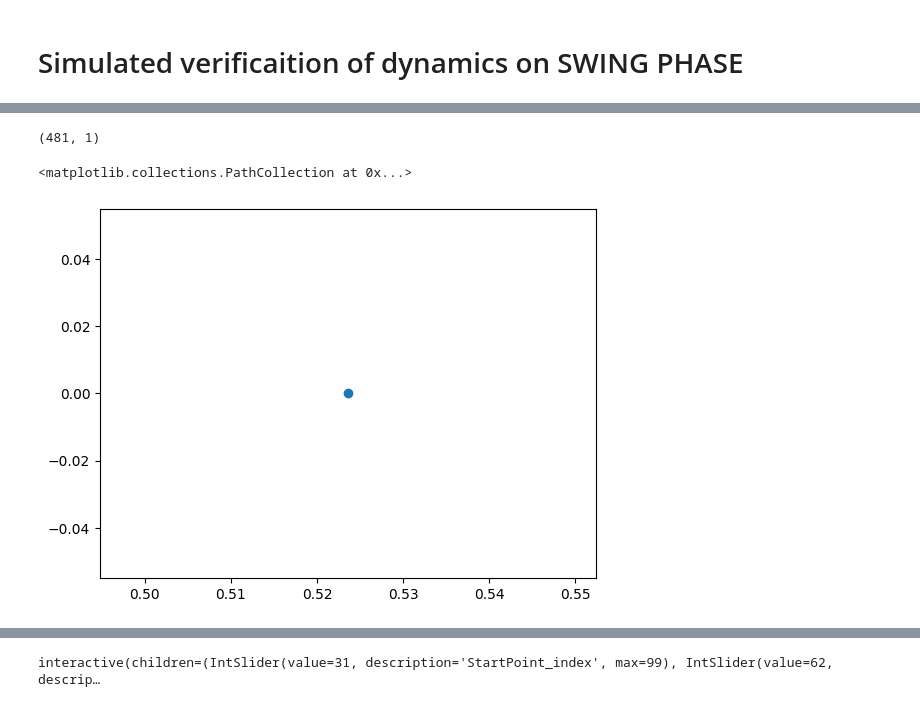
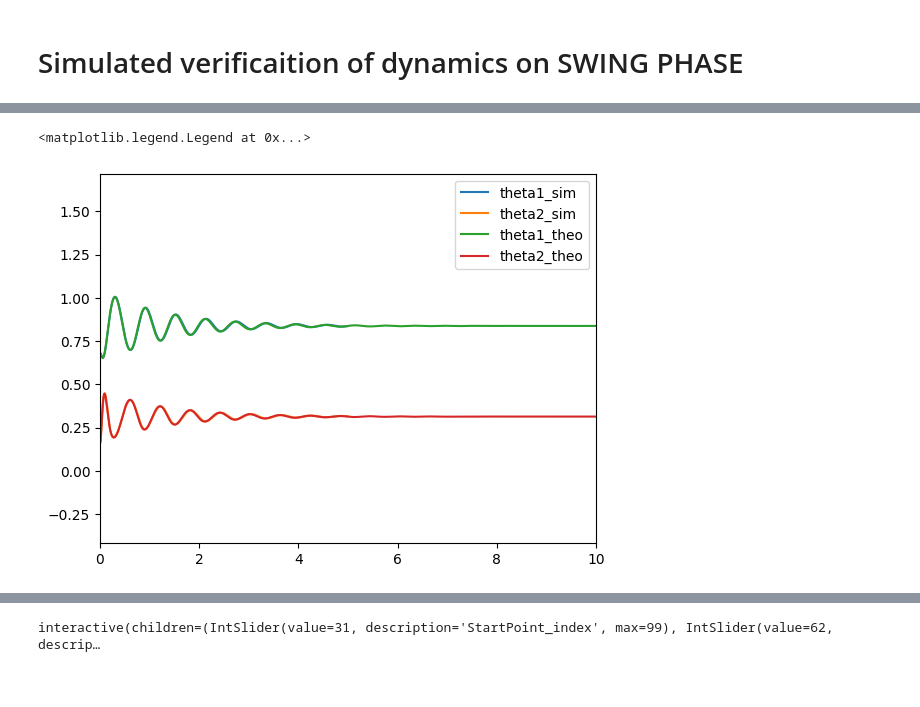
Before and after one commit to fly-pigTH/EquiMus, a Jupyter notebook: src/simulated_verify/dynamic/swing_analysis.ipynb, the cells around one changed output, grey strips where cells are left out. Drawn from its saved outputs; the diff is of its cells as text; code cells hidden in the pictures.

```diff
--- a/src/simulated_verify/dynamic/swing_analysis.ipynb
+++ b/src/simulated_verify/dynamic/swing_analysis.ipynb
@@ -58,6 +18,11 @@ array([0.   , 0.001, 0.002])
 # %%
-# read the npy
-import numpy as np
-t_sim_list = np.load('data/swing_exp_data_t.npy', allow_pickle=True)
+# Data from theotical sim (Matlab)
+t_bias = 10     # time shift for the sim exp start from 10s
+t_sim_list = np.load('data/swing_exp_data_t.npy', allow_pickle=True) - t_bias
 theta1_sim_list = np.load('data/swing_exp_data_theta1.npy', allow_pickle=True)
 theta2_sim_list = np.load('data/swing_exp_data_theta2.npy', allow_pickle=True)
+
+# Data from equivalent sim (Matlab)
+data = loadmat('data/matlab_theo/swing_expdata.mat', simplify_cells=True)
+t_all = data['t_all']       # 10000 * n (list of array)
+Xt_all = data['Xt_all']     # 10000 * n * 4 (list of 2d array)
@@ -87,4 +28,0 @@ def get_matlab_data(StartPoint_index, EndPoint_index):
-# %%
-print(ExpStructList_mat['ExpData'][0][9999][0].shape)
-# %% [output]
-(481, 1)
@@ -121,6 +29,12 @@ def get_mujoco_data(StartPoint_index, EndPoint_index):
-# %%
-StartPointArray[0]
-plt.scatter(*StartPointArray[0])
-# %% [output]
-<matplotlib.collections.PathCollection at 0x...>
-[figure, removed]
+# %%
+# Test One Group
+exp_id = 11
+plt.plot(t_sim_list[exp_id], theta1_sim_list[exp_id], label='theta1_sim')
+plt.plot(t_sim_list[exp_id], theta2_sim_list[exp_id], label='theta2_sim')
+plt.plot(t_all[exp_id], Xt_all[exp_id][:, 0], label='theta1_theo')
+plt.plot(t_all[exp_id], Xt_all[exp_id][:, 1], label='theta2_theo')
+plt.xlim(0, 10)
+plt.legend()
+# %% [output]
+<matplotlib.legend.Legend at 0x...>
+[figure, added]
```
Also changed, not shown: parts of 20 cells of this notebook, 3 other files.
